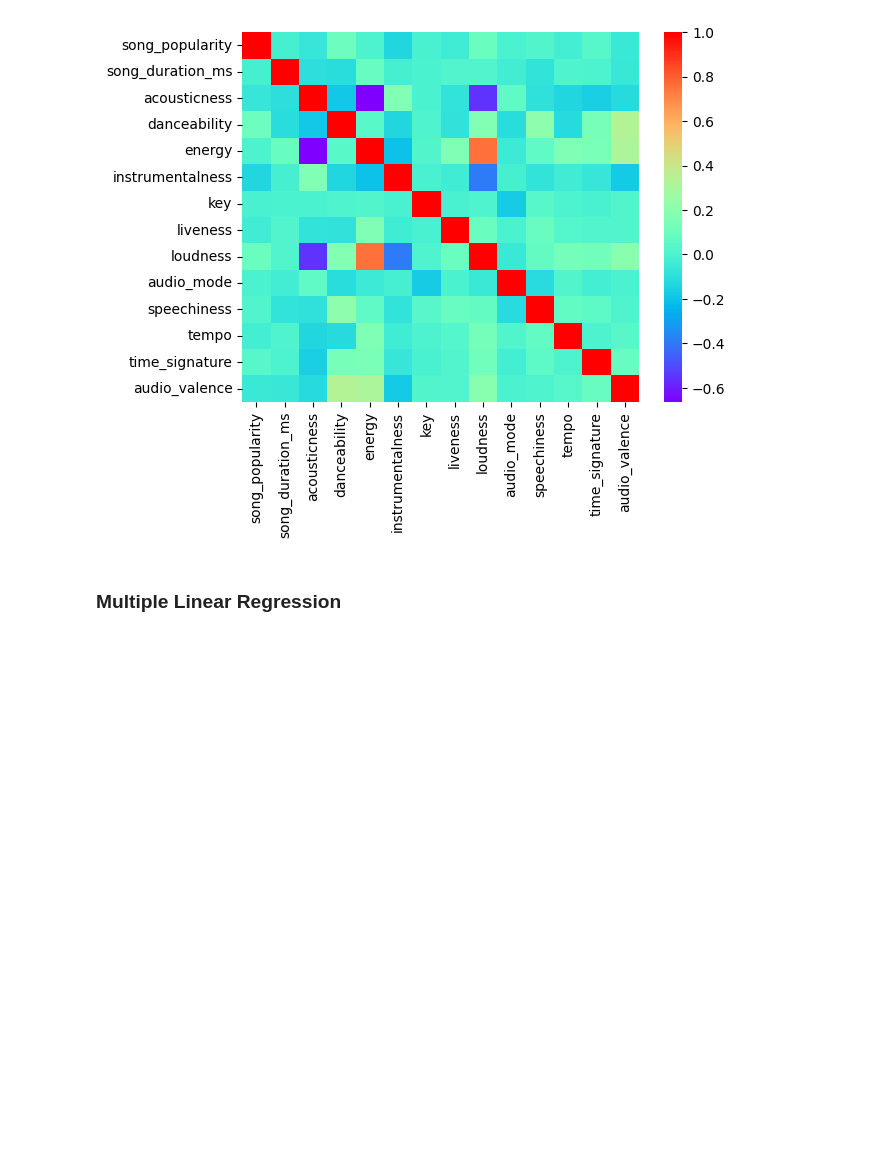
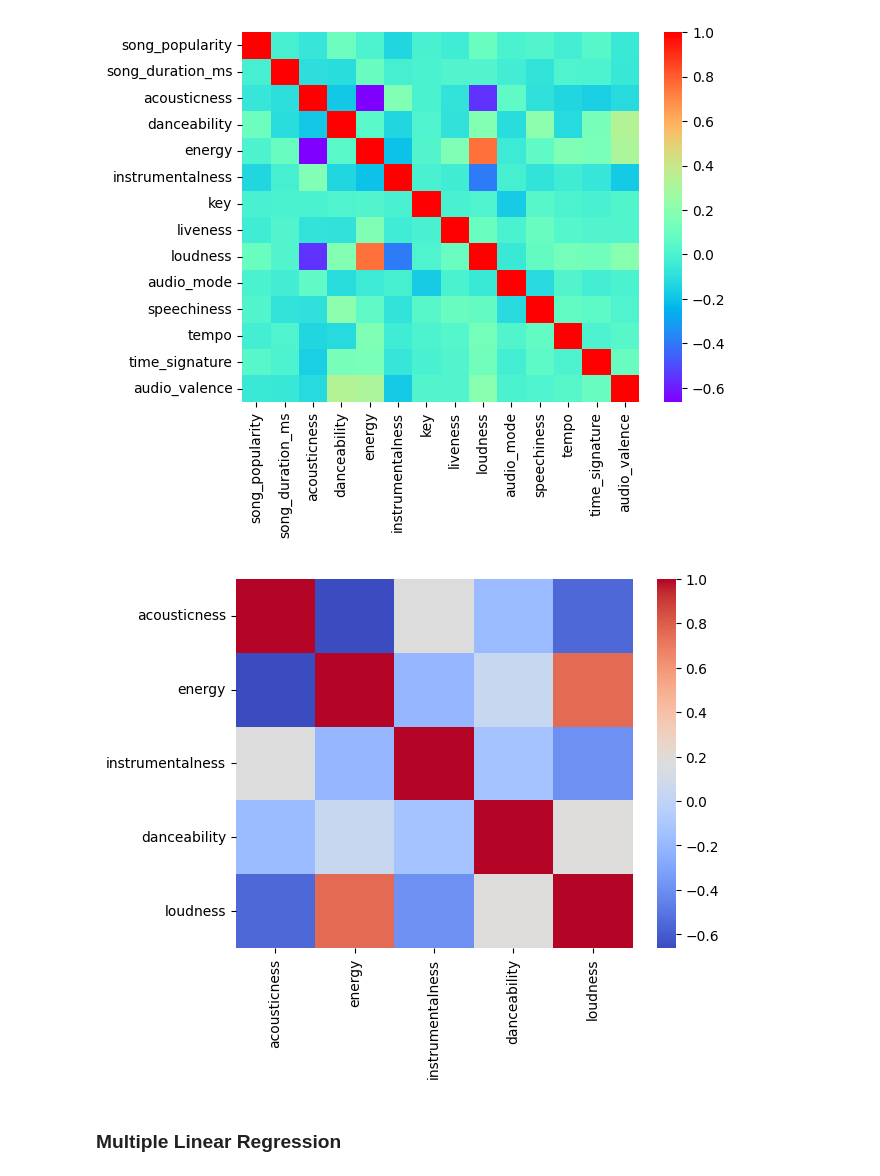
Before and after one commit to ShrAI-yes/DAV_D11AD_07, a Jupyter notebook: DAV_Exp_3_Rollno_7.ipynb, the cells around one changed output. Drawn from its saved outputs; the diff is of its cells as text; code cells hidden in the pictures; blank space fills up the shorter version.

```diff
--- a/DAV_Exp_3_Rollno_7.ipynb
+++ b/DAV_Exp_3_Rollno_7.ipynb
@@ -78,4 +78,13 @@ sb.heatmap(corr, cmap='rainbow',fmt = '.2f')
 pot.show()
 # %% [output]
 [figure]
+# %%
+features = data[['acousticness','energy','instrumentalness','danceability','loudness']]
+
+feature_corr = features.corr()
+
+sb.heatmap(feature_corr, cmap='coolwarm',fmt = '.2f')
+pot.show()
+# %% [output]
+[figure, added]
 # %%
```
Also changed, not shown: parts of 9 cells of this notebook.
